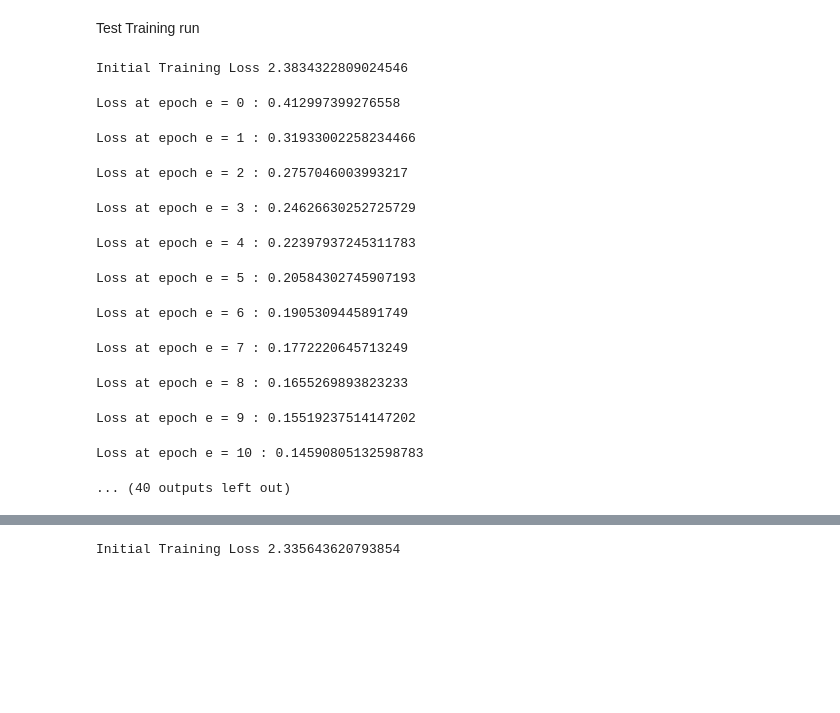
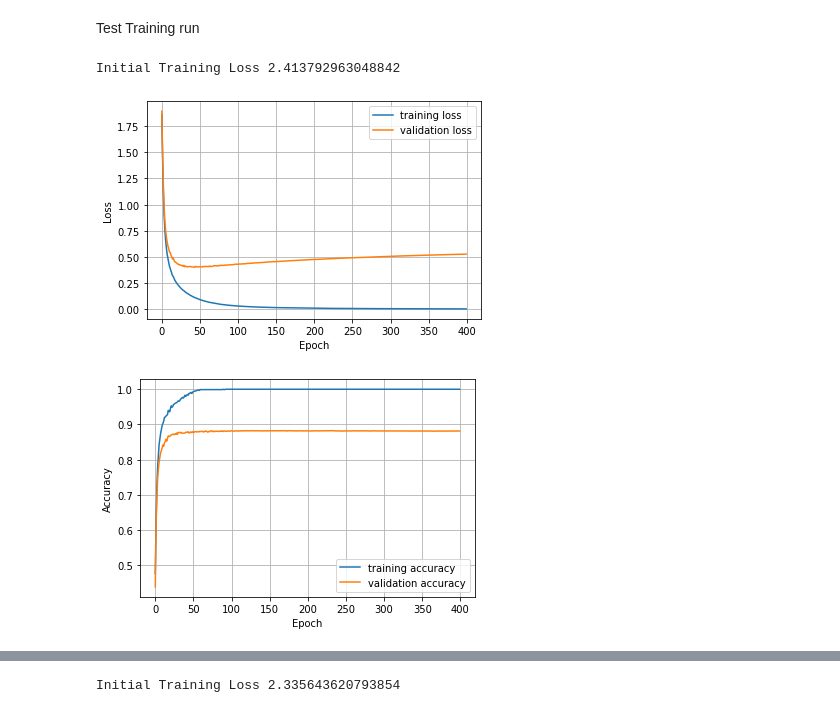
Before and after one commit to tomipancho/nn-playground, a Jupyter notebook: nn.ipynb, the cells around one changed output, grey strips where cells are left out. Saved outputs shown, nothing was run; the diff lists cells and outputs as text; code cells hidden in the pictures; blank space fills up the shorter version.

```diff
--- a/nn.ipynb
+++ b/nn.ipynb
@@ -528,32 +538,25 @@ Test Training run
 # %%
 # Initialize a neural Network
 
-spec = [784, 128, 64, 10]
-acts = [ReLU, ReLU]
-del_acts = [del_ReLU, del_ReLU]
+spec = [784, 30, 10]
+acts = [ReLU]
+del_acts = [del_ReLU]
 
 NN = network(spec, activation=acts, del_activation=del_acts)
 
-epochs=50
-eta=0.01
+epochs=400
+eta=0.05
 minibatch_size = 50
-NN, train_losses, val_losses = train(NN, train_data, val_data, epochs=epochs, minibatch_size=minibatch_size, eta=eta, verbose=True)
+reduced_data = (train_data[0][:,:1000], train_data[1][:,:1000])
+#NN, train_losses, val_losses, train_accuracies, val_accuracies = train(NN, train_data, val_data, epochs=epochs, minibatch_size=minibatch_size, eta=eta, verbose=True)
+NN, train_losses, val_losses, train_accuracies, val_accuracies = train(NN, reduced_data, val_data, epochs=epochs, minibatch_size=minibatch_size, eta=eta, verbose=False)
 
 plot_loss(train_losses, val_losses)
+plot_accuracies(train_accuracies, val_accuracies)
 # %% [output]
-Initial Training Loss 2.3834322809024546
+Initial Training Loss 2.413792963048842
-Loss at epoch e = 0 : 0.412997399276558
-Loss at epoch e = 1 : 0.31933002258234466
-Loss at epoch e = 2 : 0.2757046003993217
-Loss at epoch e = 3 : 0.24626630252725729
-Loss at epoch e = 4 : 0.22397937245311783
-Loss at epoch e = 5 : 0.20584302745907193
-Loss at epoch e = 6 : 0.1905309445891749
-Loss at epoch e = 7 : 0.1772220645713249
-Loss at epoch e = 8 : 0.1655269893823233
-Loss at epoch e = 9 : 0.15519237514147202
-Loss at epoch e = 10 : 0.14590805132598783
-... (40 outputs left out)
+[figure, added]
+[figure, added]
 # %%
 # Extract test set
 x_test = test_data[0].T
```
Also changed, not shown: parts of 5 cells of this notebook, 2 other files.
